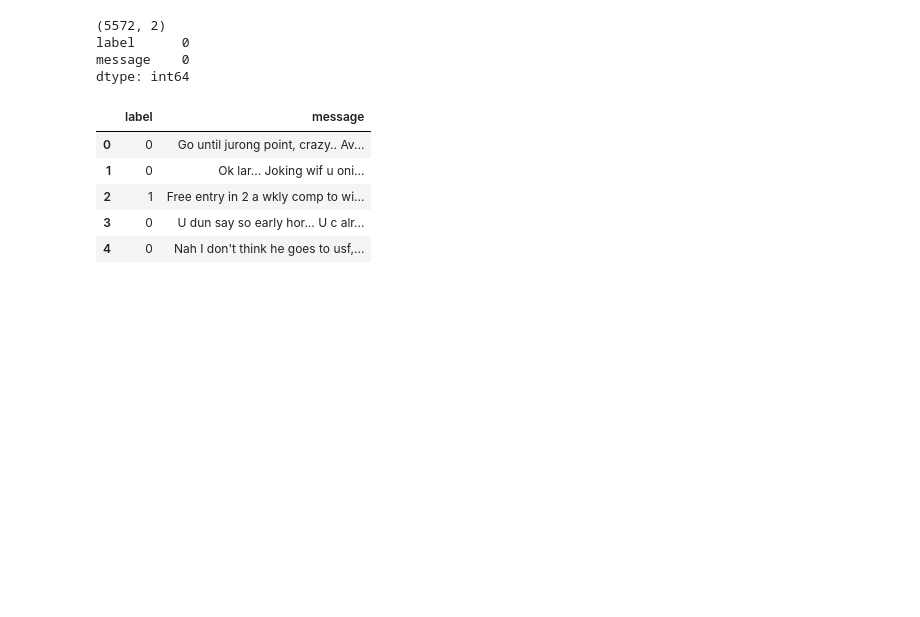
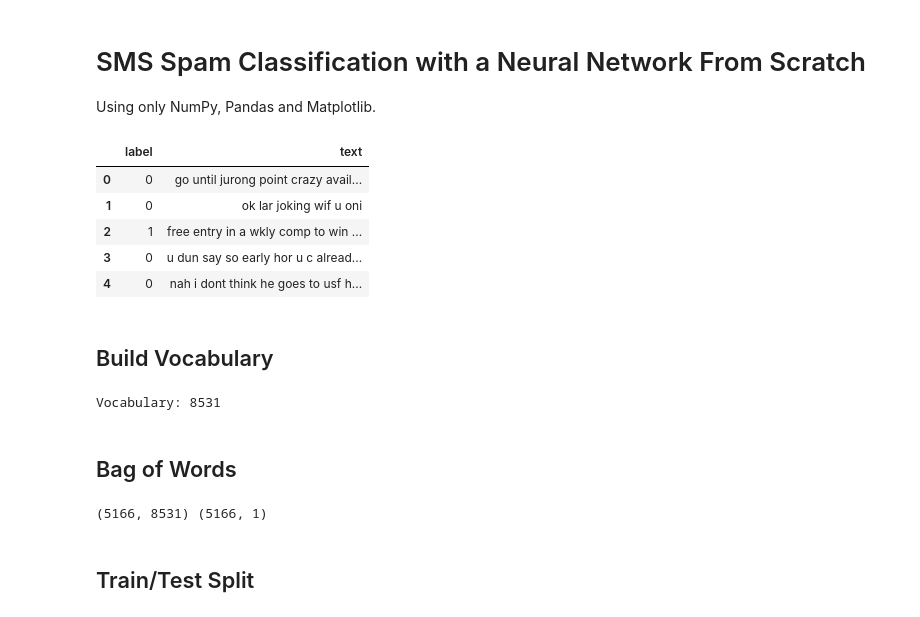
Before and after one commit to awabsergi4-spec/Ai, a Jupyter notebook: train.ipynb, the cells around one changed output. Drawn from its saved outputs; the diff is of its cells as text; code cells hidden in the pictures; blank space fills up the shorter version.

```diff
--- a/train.ipynb
+++ b/train.ipynb
@@ -1,26 +1,45 @@
-# %%
-import pandas as pd
-
-url = 'https://raw.githubusercontent.com/justmarkham/pycon-2016-tutorial/master/data/sms.tsv'
-df = pd.read_csv(url, sep='\t', names=['label', 'message'])
-# تحويل تسميات النصوص إلى أرقام: 'ham' إلى 0 و 'spam' إلى 1
-df['label'] = df['label'].map({'ham': 0, 'spam': 1})
-# عرض شكل البيانات
-print(df.shape)
-# التاكد من عدم وجود قيم مفقودة في البيانات
-print(df.isnull().sum())
-# %% [output]
-(5572, 2)
-label      0
-message    0
-dtype: int64
-# %%
-# عرض أول 5 صفوف من البيانات
-df.head()
-# %% [output]
-|  | label | message |
-| 0 | 0 | Go until jurong point, crazy.. Av... |
-| 1 | 0 | Ok lar... Joking wif u oni... |
-| 2 | 1 | Free entry in 2 a wkly comp to wi... |
-| 3 | 0 | U dun say so early hor... U c alr... |
-| 4 | 0 | Nah I don't think he goes to usf,... |
+# %% [markdown]
+# SMS Spam Classification with a Neural Network From Scratch
+Using only NumPy, Pandas and Matplotlib.
+# %%
+import numpy as np
+import pandas as pd
+import matplotlib.pyplot as plt
+import re
+
+df = pd.read_csv("spam_cleaned.csv")
+df.head()
+# %% [output]
+|  | label | text |
+| 0 | 0 | go until jurong point crazy avail... |
+| 1 | 0 | ok lar joking wif u oni |
+| 2 | 1 | free entry in a wkly comp to win ... |
+| 3 | 0 | u dun say so early hor u c alread... |
+| 4 | 0 | nah i dont think he goes to usf h... |
+# %% [markdown]
+## Build Vocabulary
+# %%
+vocab={}
+for text in df['text']:
+    for w in text.split():
+        if w not in vocab:
+            vocab[w]=len(vocab)
+
+print("Vocabulary:",len(vocab))
+# %% [output]
+Vocabulary: 8531
+# %% [markdown]
+## Bag of Words
+# %%
+X=np.zeros((len(df),len(vocab)))
+for i,text in enumerate(df['text']):
+    for w in text.split():
+        if w in vocab:
+            X[i,vocab[w]]+=1
+
+y=df['label'].values.reshape(-1,1)
+print(X.shape,y.shape)
+# %% [output]
+(5166, 8531) (5166, 1)
+# %% [markdown]
+## Train/Test Split
```
Also changed, not shown: parts of 18 cells of this notebook, 6 other files.
